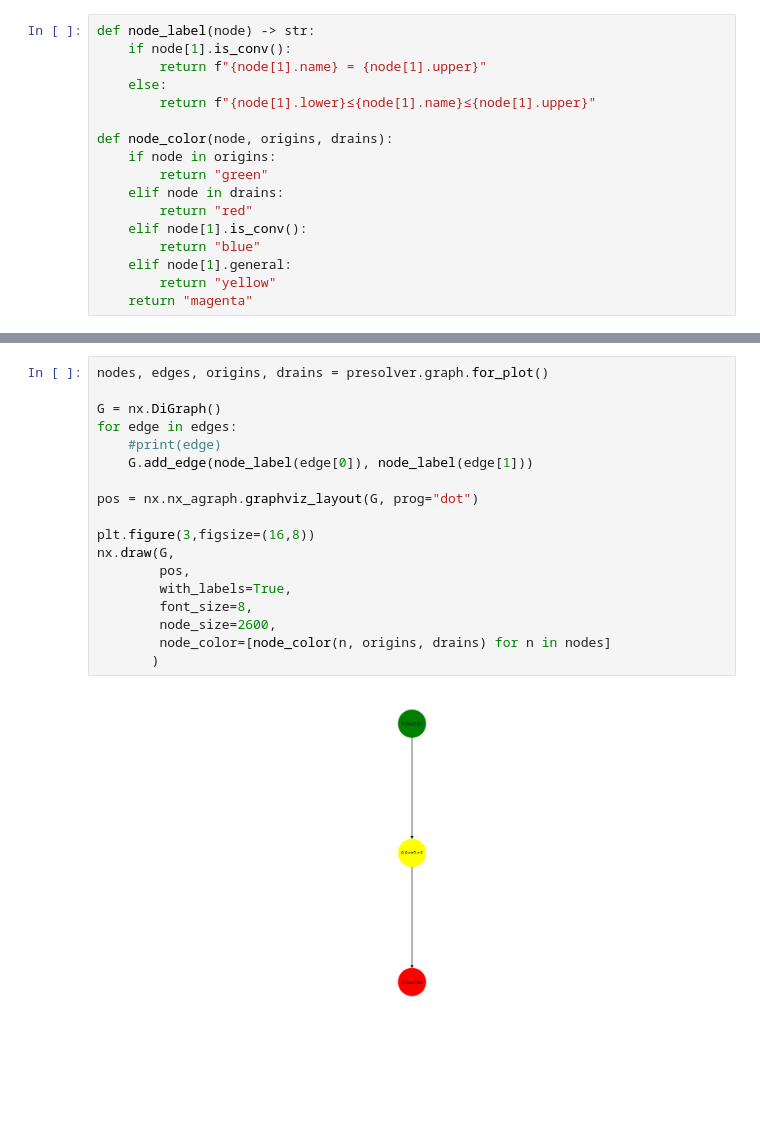
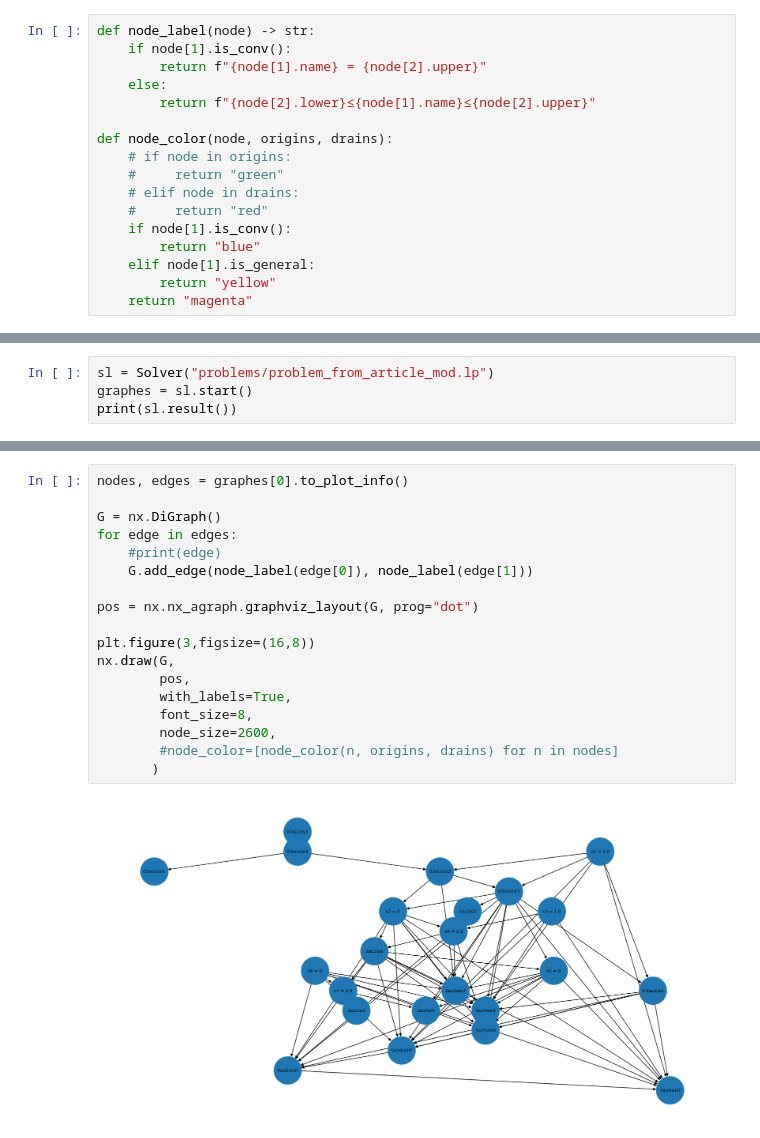
Before and after one commit to Dx-by-Dy/Conflict-analysis, a Jupyter notebook: draw_graph.ipynb, the cells around one changed output, grey strips where cells are left out. Saved outputs shown, nothing was run; the diff lists cells and outputs as text; blank space fills up the shorter version.

```diff
--- a/draw_graph.ipynb
+++ b/draw_graph.ipynb
@@ -6,17 +5,17 @@ import matplotlib.pyplot as plt
 # %%
 def node_label(node) -> str:
     if node[1].is_conv():
-        return f"{node[1].name} = {node[1].upper}"
+        return f"{node[1].name} = {node[2].upper}"
     else:
-        return f"{node[1].lower}≤{node[1].name}≤{node[1].upper}"
+        return f"{node[2].lower}≤{node[1].name}≤{node[2].upper}"
 
 def node_color(node, origins, drains):
-    if node in origins:
-        return "green"
-    elif node in drains:
-        return "red"
-    elif node[1].is_conv():
+    # if node in origins:
+    #     return "green"
+    # elif node in drains:
+    #     return "red"
+    if node[1].is_conv():
         return "blue"
-    elif node[1].general:
+    elif node[1].is_general:
         return "yellow"
     return "magenta"
@@ -74,0 +22,4 @@ Running HiGHS 1.10.0 (git hash: fd86653): Copyright (c) 2025 HiGHS under MIT lic
+# %%
+sl = Solver("problems/problem_from_article_mod.lp")
+graphes = sl.start()
+print(sl.result())
@@ -75,20 +54,20 @@ Running HiGHS 1.10.0 (git hash: fd86653): Copyright (c) 2025 HiGHS under MIT lic
 # %%
-nodes, edges, origins, drains = presolver.graph.for_plot()
+nodes, edges = graphes[0].to_plot_info()
 
 G = nx.DiGraph()
 for edge in edges:
     #print(edge)
     G.add_edge(node_label(edge[0]), node_label(edge[1]))
 
 pos = nx.nx_agraph.graphviz_layout(G, prog="dot")
 
 plt.figure(3,figsize=(16,8))
 nx.draw(G,
         pos,
         with_labels=True,
         font_size=8,
         node_size=2600,
-        node_color=[node_color(n, origins, drains) for n in nodes]
+        #node_color=[node_color(n, origins, drains) for n in nodes]
        )
 # %% [output]
-[figure, old version]
+[figure, new version]
```
Also changed, not shown: parts of 5 cells of this notebook, 8 other files.
